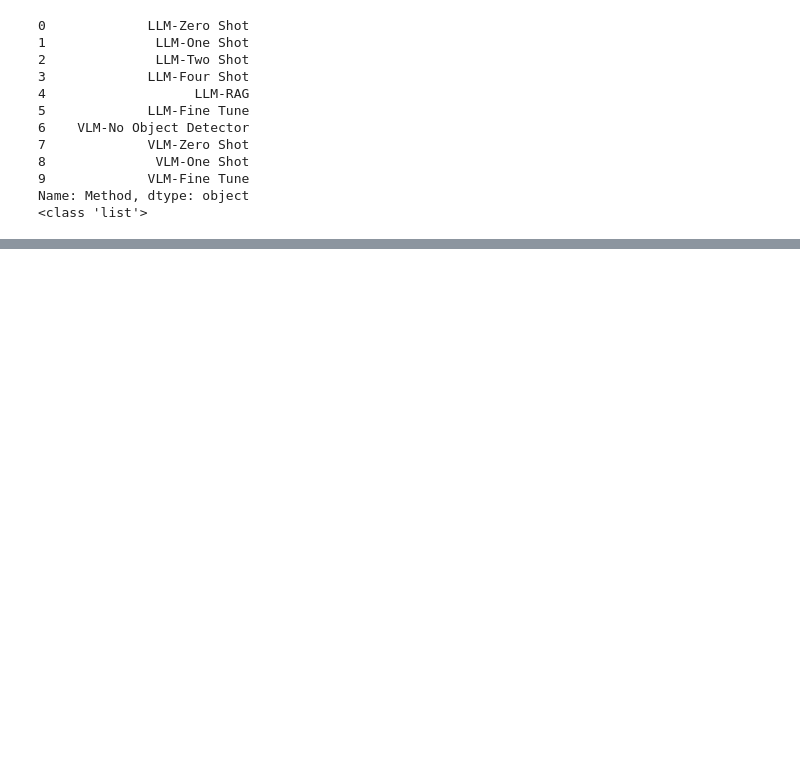
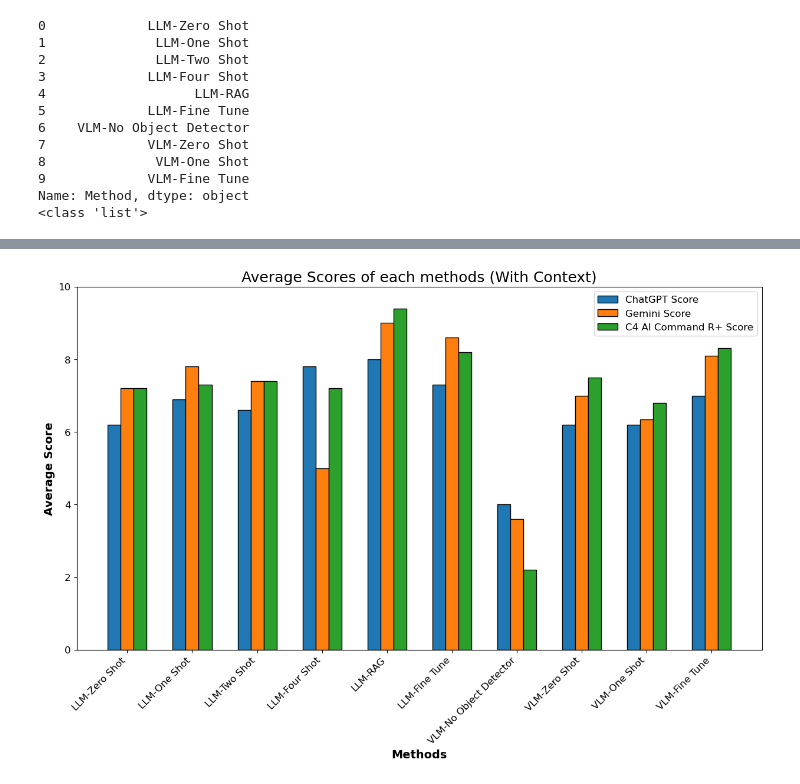
Before and after one commit to YashPat22/LLM_VLM_Comparison, a Jupyter notebook: Comparison Charts.ipynb, the cells around one changed output, grey strips where cells are left out. Cells and saved outputs as stored; diff of their text form; code cells hidden in the pictures; blank space fills up the shorter version.

```diff
--- a/Comparison Charts.ipynb
+++ b/Comparison Charts.ipynb
@@ -5,3 +5,5 @@ import pandas as pd
 # %%
 df = pd.read_csv('/Users/yashpatawari/LLM_VLM_Comparison/Evaluation Datasheet - Individual Score.csv')
 df.head()
+
+df2 = pd.read_csv('/Users/yashpatawari/LLM_VLM_Comparison/Evaluation Datasheet - Individual Score with Ground truth.csv')
@@ -18,6 +13,8 @@ print(methods)
 
 methods_list = methods.tolist()
 print(type(methods_list))
+
+methods_list2 = df2['Method'].tolist()
 # %% [output]
 0             LLM-Zero Shot
 1              LLM-One Shot
@@ -39,6 +36,16 @@ c4 = df['c4 AI Command R+'].tolist()
 print(gpt)
 print(gemini)
 print(c4)
+print("2nd DF")
+
+
+gpt2 = df2['ChatGPT'].tolist()
+gemini2 = df2['Gemini'].tolist()
+c42 = df2['c4 AI Command R+'].tolist()
+
+print(gpt2)
+print(gemini2)
+print(c42)
 # %% [output]
 [8.3, 8.2, 8.6, 9.0, 8.4, 8.4, 5.6, 8.2, 8.0, 8.0]
 [8.1, 8.1, 8.2, 8.2, 9.0, 8.4, 3.8, 7.6, 7.6, 8.8]
@@ -70,0 +84,27 @@ plt.show()
+# %%
+bar_width = 0.2
+
+r1 = np.arange(len(methods_list2))
+r2 = [x + bar_width for x in r1]
+r3 = [x + bar_width*2 for x in r1]
+
+colors = ['#1f77b4', '#ff7f0e', '#2ca02c']
+
+plt.figure(figsize=(15, 8))
+
+plt.bar(r1, gpt2, color=colors[0], width=bar_width, edgecolor='black', label='ChatGPT Score')
+plt.bar(r2, gemini2, color=colors[1], width=bar_width, edgecolor='black', label='Gemini Score')
+plt.bar(r3, c42, color=colors[2], width=bar_width, edgecolor='black', label='C4 AI Command R+ Score')
+
+plt.xlabel('Methods', fontweight='bold', fontsize=14)
+plt.ylabel('Average Score', fontweight='bold', fontsize=14)
+plt.xticks([r + bar_width for r in range(len(methods_list2))], methods_list2, fontsize=12, rotation=45, ha='right')
+plt.yticks(fontsize=12)
+plt.ylim(0,10)
+plt.title('Average Scores of each methods (With Context)', fontsize=18)
+
+# plt.legend(fontsize=12,loc='center left', bbox_to_anchor=(1, 0.5))
+plt.legend(fontsize=12)
+plt.show()
+# %% [output]
+[figure, added]
```
Also changed, not shown: parts of 3 cells of this notebook, 1 other file.
